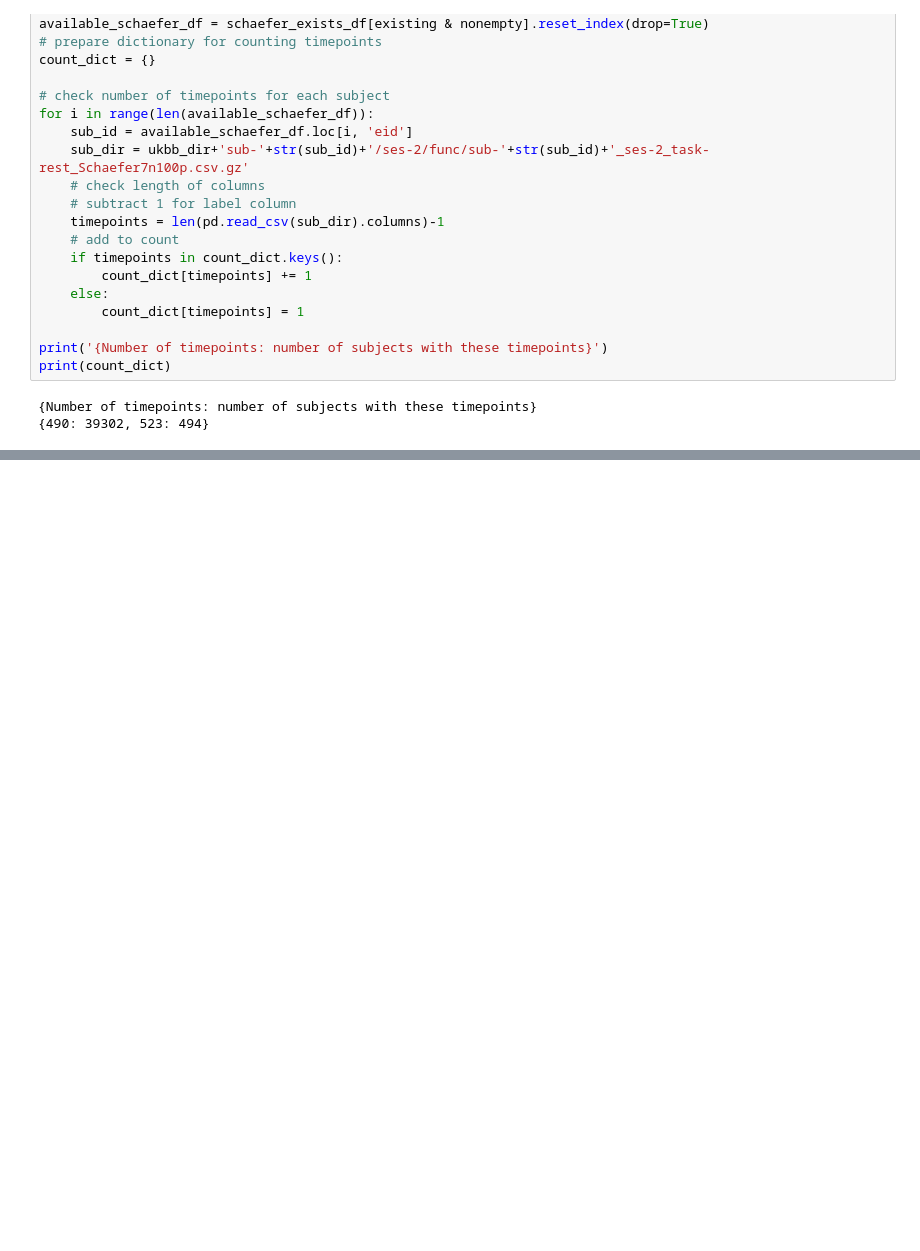
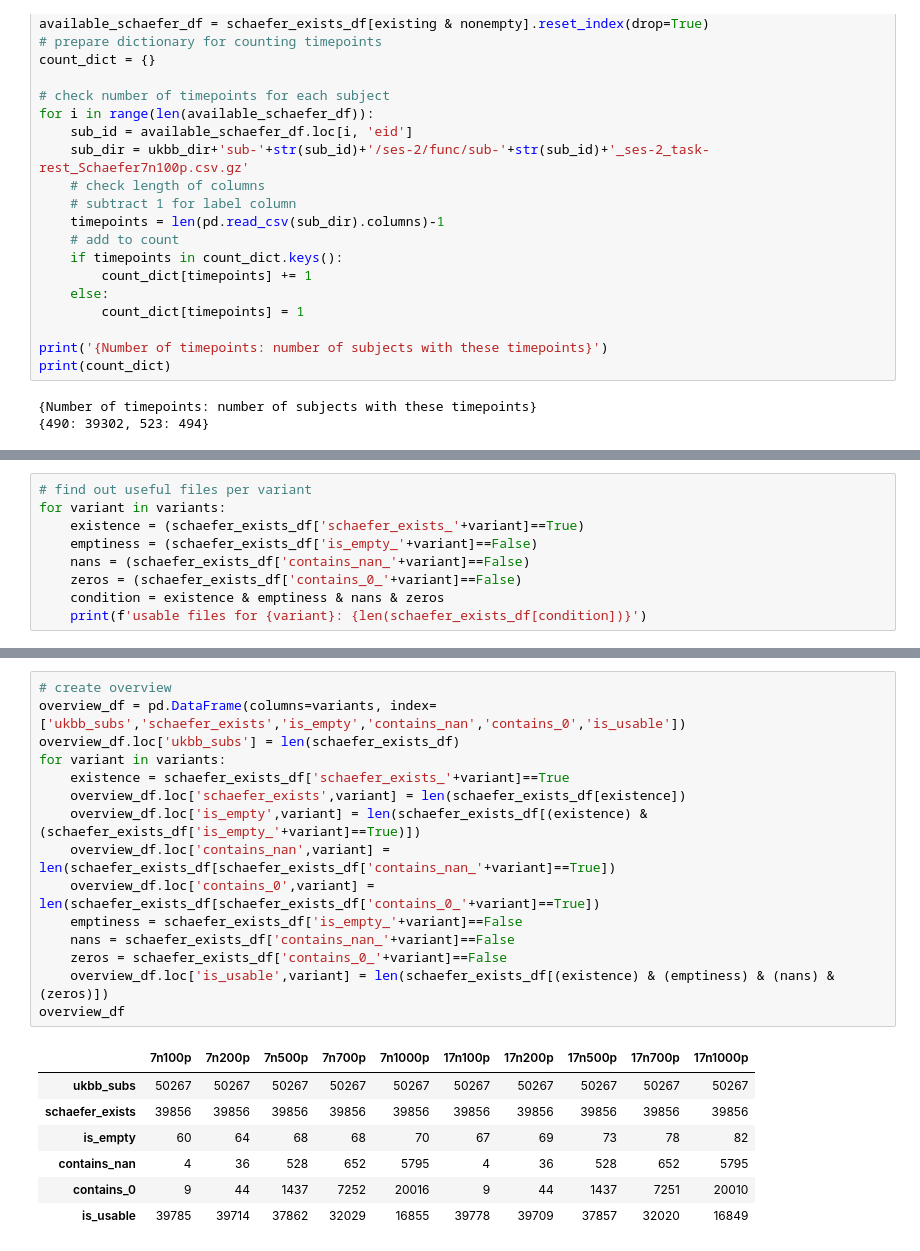
Before and after one commit to laura-riedel/brain_age_1D-CNN, a Jupyter notebook: src/data_specifics.ipynb, the cells around one changed output, grey strips where cells are left out. Drawn from its saved outputs; the diff is of its cells as text; blank space fills up the shorter version.

```diff
--- a/src/data_specifics.ipynb
+++ b/src/data_specifics.ipynb
@@ -51,0 +134,9 @@ print(count_dict)
+# %%
+# find out useful files per variant
+for variant in variants:
+    existence = (schaefer_exists_df['schaefer_exists_'+variant]==True)
+    emptiness = (schaefer_exists_df['is_empty_'+variant]==False)
+    nans = (schaefer_exists_df['contains_nan_'+variant]==False)
+    zeros = (schaefer_exists_df['contains_0_'+variant]==False)
+    condition = existence & emptiness & nans & zeros
+    print(f'usable files for {variant}: {len(schaefer_exists_df[condition])}')
@@ -51,0 +154,23 @@ print(count_dict)
+# %%
+# create overview
+overview_df = pd.DataFrame(columns=variants, index=['ukbb_subs','schaefer_exists','is_empty','contains_nan','contains_0','is_usable'])
+overview_df.loc['ukbb_subs'] = len(schaefer_exists_df)
+for variant in variants:
+    existence = schaefer_exists_df['schaefer_exists_'+variant]==True
+    overview_df.loc['schaefer_exists',variant] = len(schaefer_exists_df[existence])
+    overview_df.loc['is_empty',variant] = len(schaefer_exists_df[(existence) & (schaefer_exists_df['is_empty_'+variant]==True)])
+    overview_df.loc['contains_nan',variant] = len(schaefer_exists_df[schaefer_exists_df['contains_nan_'+variant]==True])
+    overview_df.loc['contains_0',variant] = len(schaefer_exists_df[schaefer_exists_df['contains_0_'+variant]==True])
+    emptiness = schaefer_exists_df['is_empty_'+variant]==False
+    nans = schaefer_exists_df['contains_nan_'+variant]==False
+    zeros = schaefer_exists_df['contains_0_'+variant]==False
+    overview_df.loc['is_usable',variant] = len(schaefer_exists_df[(existence) & (emptiness) & (nans) & (zeros)])
+overview_df
+# %% [output]
+|  | 7n100p | 7n200p | 7n500p | 7n700p | 7n1000p | 17n100p | 17n200p | 17n500p | 17n700p | 17n1000p |
+| ukbb_subs | 50267 | 50267 | 50267 | 50267 | 50267 | 50267 | 50267 | 50267 | 50267 | 50267 |
+| schaefer_exists | 39856 | 39856 | 39856 | 39856 | 39856 | 39856 | 39856 | 39856 | 39856 | 39856 |
+| is_empty | 60 | 64 | 68 | 68 | 70 | 67 | 69 | 73 | 78 | 82 |
+| contains_nan | 4 | 36 | 528 | 652 | 5795 | 4 | 36 | 528 | 652 | 5795 |
+| contains_0 | 9 | 44 | 1437 | 7252 | 20016 | 9 | 44 | 1437 | 7251 | 20010 |
+| is_usable | 39785 | 39714 | 37862 | 32029 | 16855 | 39778 | 39709 | 37857 | 32020 | 16849 |
```
Also changed, not shown: parts of 38 cells of this notebook.
